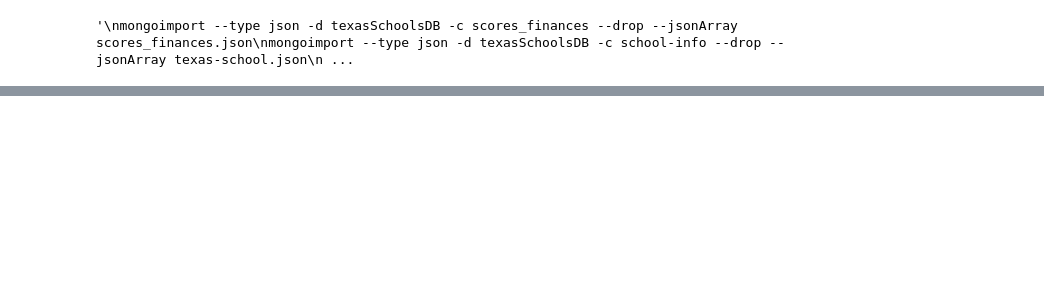
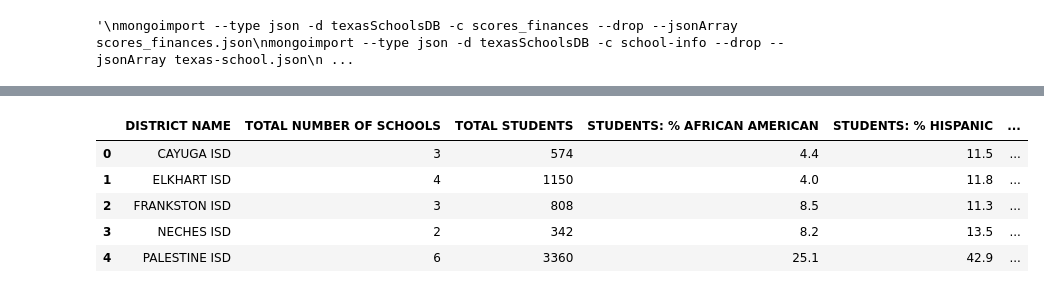
Before and after one commit to Amarilli/Texas-Education-and-Accountability-Rating-a-Machine-Learning-Model, a Jupyter notebook: DB.ipynb, the cells around one changed output, grey strips where cells are left out. Cells and saved outputs as stored; diff of their text form; code cells hidden in the pictures; blank space fills up the shorter version.

```diff
--- a/DB.ipynb
+++ b/DB.ipynb
@@ -81,0 +114,15 @@ dtype: object
+# %%
+collection = db['demographic20_21']
+# %%
+demographic20_21_df = pd.DataFrame(list(collection.find()))
+
+demographic20_21_df.drop(columns=['_id'], inplace=True, errors='ignore')
+
+demographic20_21_df.head()
+# %% [output]
+|  | DISTRICT NAME | TOTAL NUMBER OF SCHOOLS | TOTAL STUDENTS | STUDENTS: % AFRICAN AMERICAN | STUDENTS: % HISPANIC | ... |
+| 0 | CAYUGA ISD | 3 | 574 | 4.4 | 11.5 | ... |
+| 1 | ELKHART ISD | 4 | 1150 | 4.0 | 11.8 | ... |
+| 2 | FRANKSTON ISD | 3 | 808 | 8.5 | 11.3 | ... |
+| 3 | NECHES ISD | 2 | 342 | 8.2 | 13.5 | ... |
+| 4 | PALESTINE ISD | 6 | 3360 | 25.1 | 42.9 | ... |
```
Also changed, not shown: parts of 6 cells of this notebook.
